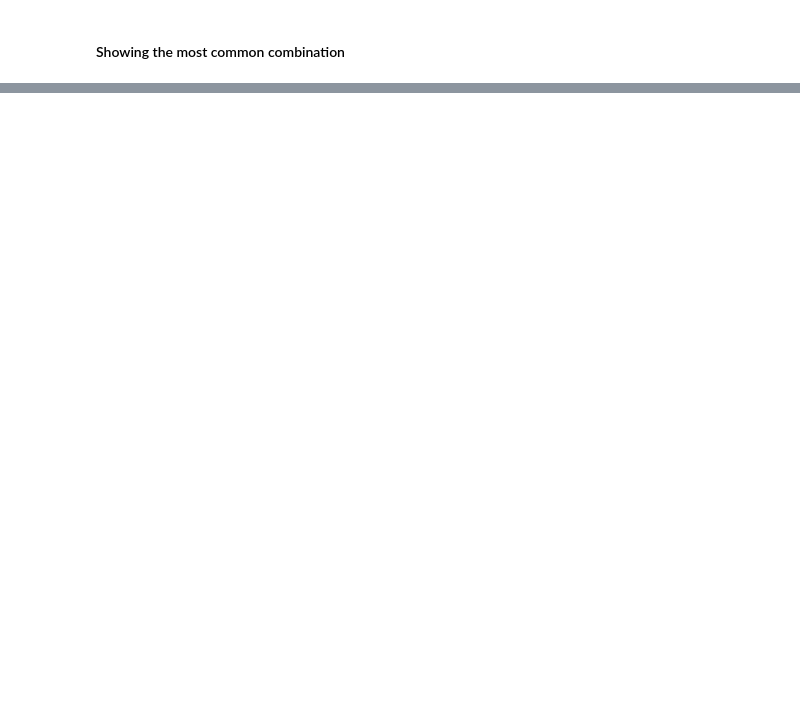
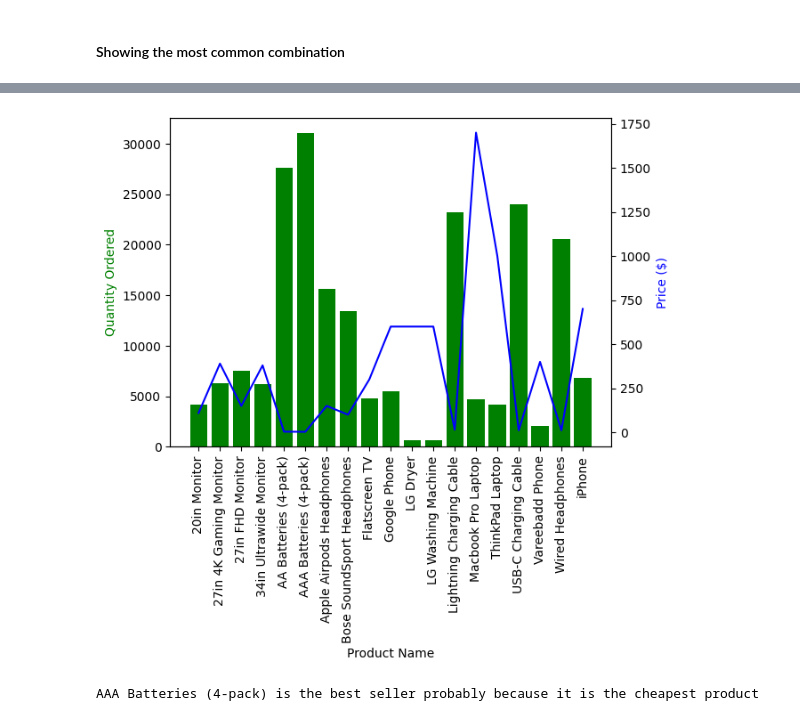
Before and after one commit to cocimano/-ProjectsAndPractice-, a Jupyter notebook: Projects-Data Science/Sales Data/Pandas-Data-Science-Tasks-master/SalesAnalysis/MyAnalysis.ipynb, the cells around one changed output, grey strips where cells are left out. Cells and saved outputs as stored; diff of their text form; code cells hidden in the pictures; blank space fills up the shorter version.

```diff
--- a/Projects-Data Science/Sales Data/Pandas-Data-Science-Tasks-master/SalesAnalysis/MyAnalysis.ipynb
+++ b/Projects-Data Science/Sales Data/Pandas-Data-Science-Tasks-master/SalesAnalysis/MyAnalysis.ipynb
@@ -309,0 +336,18 @@ The products that are most often sold together are ('Google Phone', 'USB-C Charg
+# %%
+prices = all_data.groupby('Product').agg(mean_price=('Price Each', 'mean'))  # Calculate mean price per group
+fig, ax1 = plt.subplots()
+ax2 = ax1.twinx()
+ax1.bar(total_sold.index, total_sold['Quantity Ordered'], color='g')
+ax2.plot(prices.index, prices['mean_price'], 'b-')
+ax1.set_xlabel('Product Name')
+ax1.set_ylabel('Quantity Ordered', color='g')
+ax2.set_ylabel('Price ($)', color='b')
+ax1.set_xticks(range(len(total_sold.index)))
+ax1.set_xticklabels(total_sold.index, rotation='vertical')
+plt.show()
+# %% [output]
+[figure, added]
+# %%
+print(f"{best_product} is the best seller probably because it is the cheapest product")
+# %% [output]
+AAA Batteries (4-pack) is the best seller probably because it is the cheapest product
```
Also changed, not shown: parts of 20 cells of this notebook.
